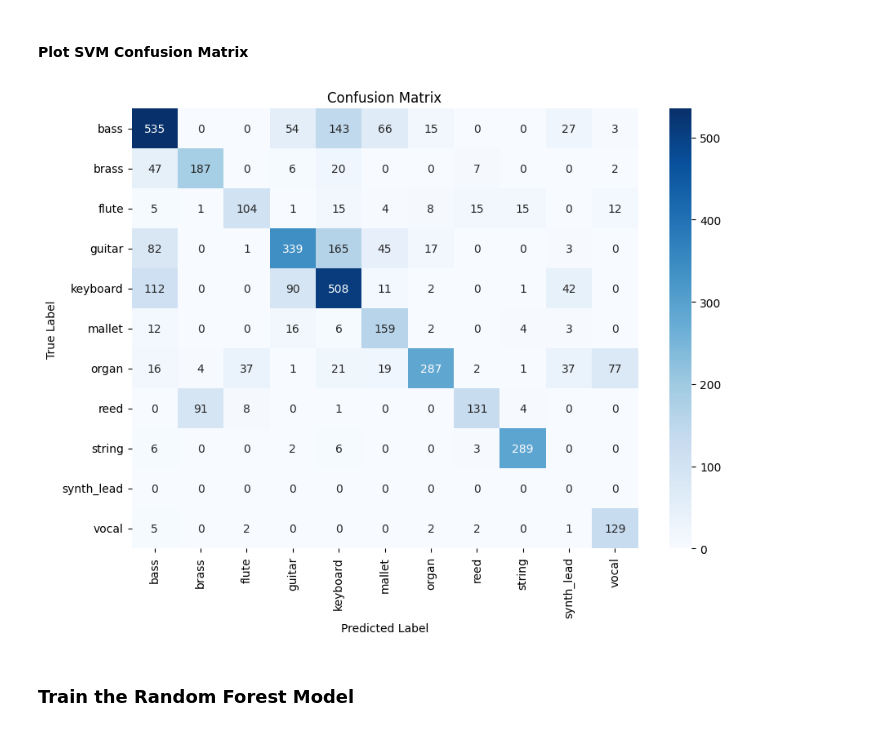
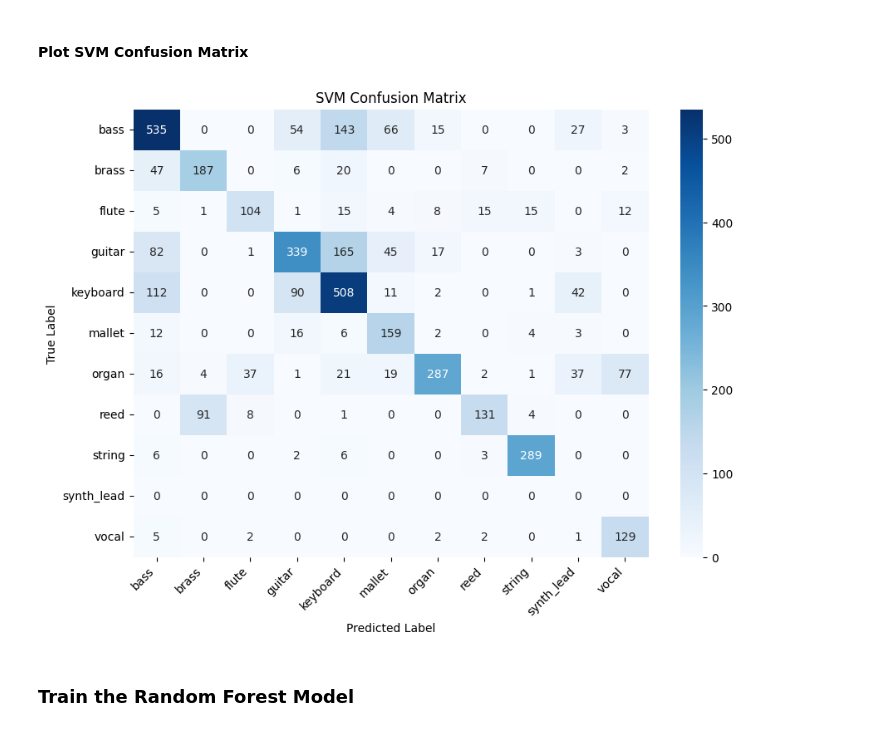
Before and after one commit to jwliao1209/Musical-Note-Classification, a Jupyter notebook: data_analysis/train_ml_model_w_signal_feature.ipynb, the cells around one changed output. Cells and saved outputs as stored; diff of their text form; code cells hidden in the pictures.

```diff
--- a/data_analysis/train_ml_model_w_signal_feature.ipynb
+++ b/data_analysis/train_ml_model_w_signal_feature.ipynb
@@ -74,13 +74,14 @@ Top-3 Accuracy: 86.13%
 # %%
 cm = confusion_matrix(y_test, y_pred)
 plt.figure(figsize=(10, 7))
 sns.heatmap(cm, annot=True, fmt='d', cmap='Blues', xticklabels=KNOWN_LABELS, yticklabels=KNOWN_LABELS)
 plt.xlabel('Predicted Label')
 plt.ylabel('True Label')
-plt.title('Confusion Matrix')
+plt.xticks(rotation=45, ha='right')
+plt.title('SVM Confusion Matrix')
 plt.savefig(os.path.join(RESULT_DIR, 'svm_confusion_matrix.png'))
 # %% [output]
-[figure, old version]
+[figure, new version]
 # %% [markdown]
 ### Train the Random Forest Model
 # %%
```
Also changed, not shown: parts of 8 cells of this notebook, 21 other files.
